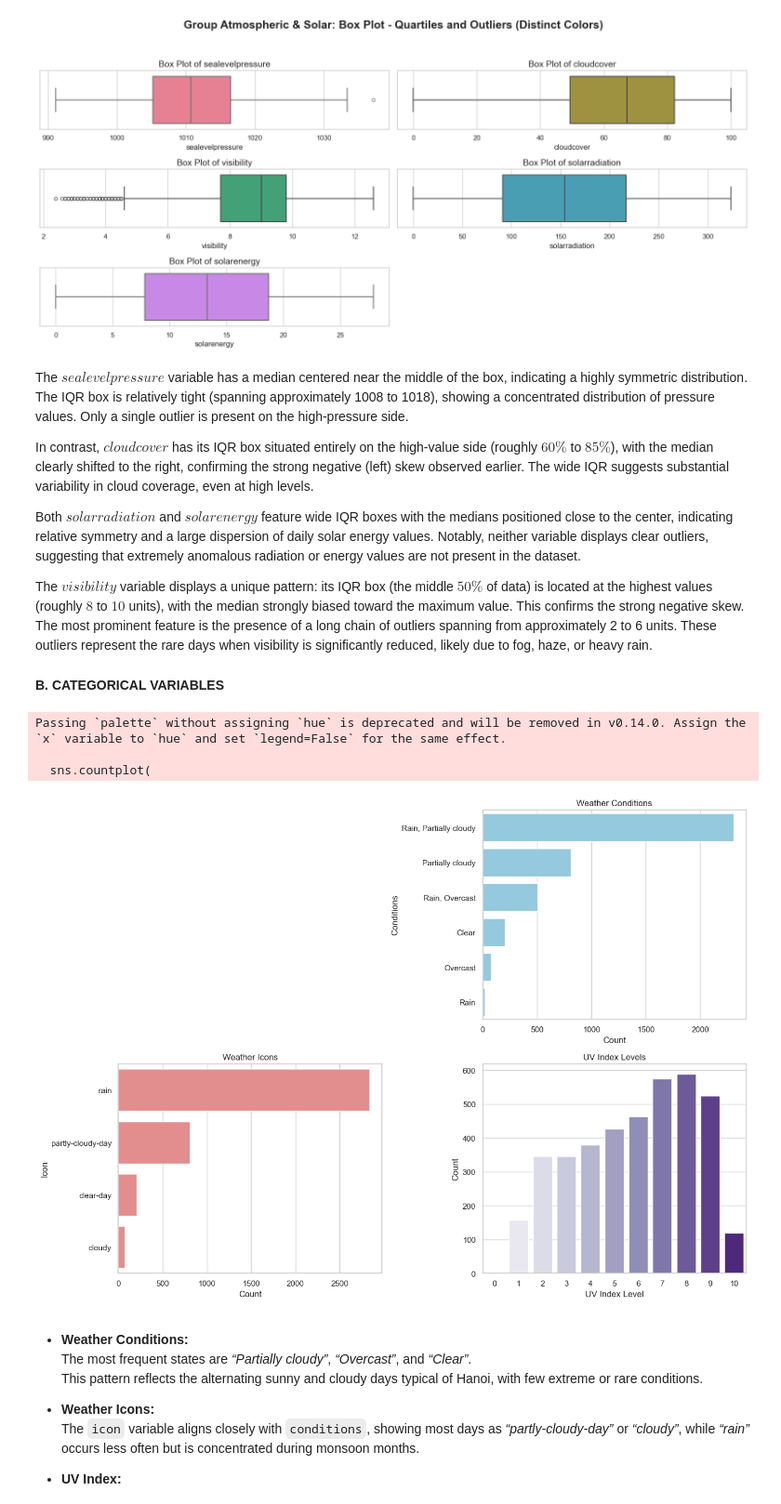
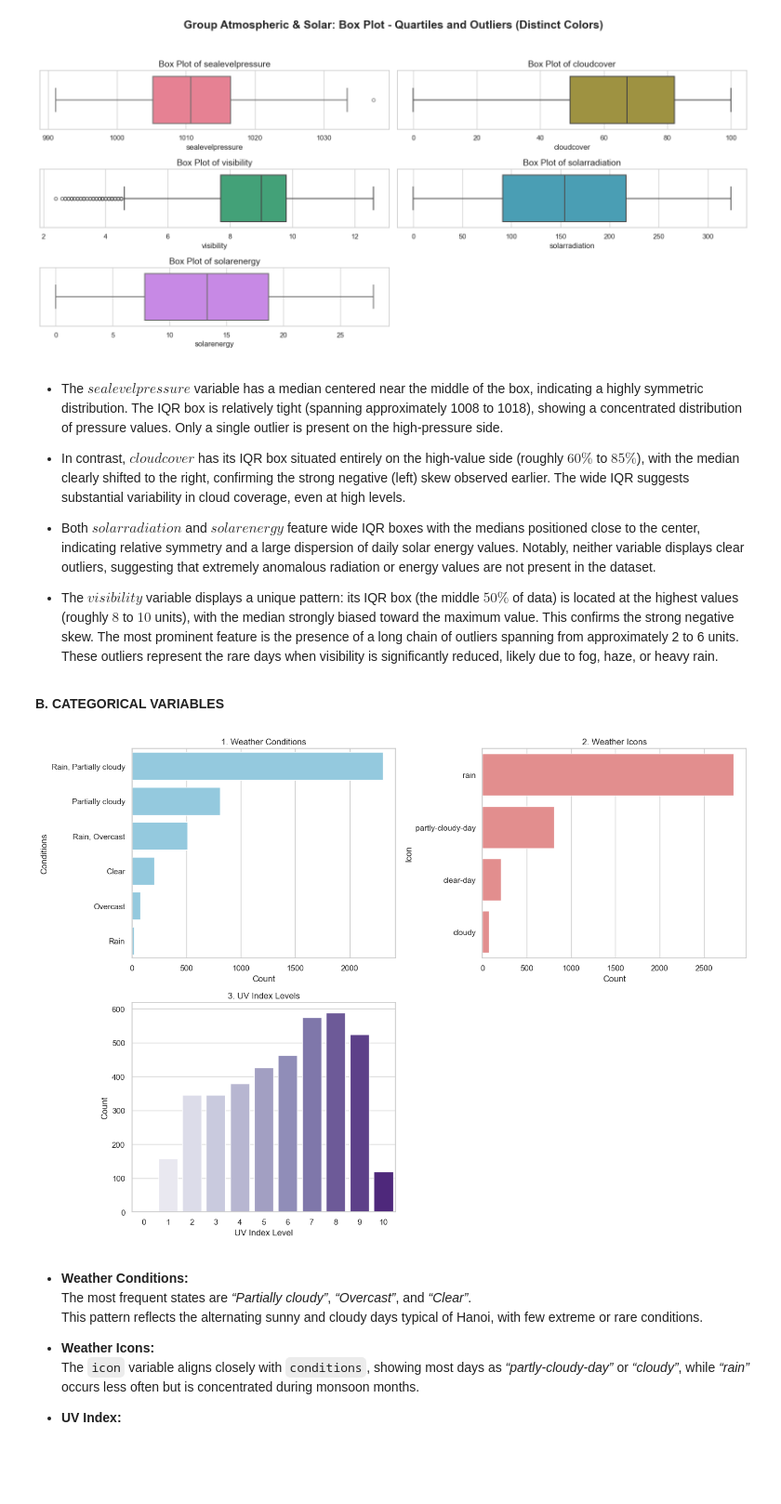
Before and after one commit to tungvoi38/Machine_Learning_Group_3, a Jupyter notebook: temperature_prediction_Hanoi/notebooks/01-data_understanding.ipynb, the cells around one changed output. Shown at 93% size. Cells and saved outputs as stored; diff of their text form; code cells hidden in the pictures; blank space fills up the shorter version.

```diff
--- a/temperature_prediction_Hanoi/notebooks/01-data_understanding.ipynb
+++ b/temperature_prediction_Hanoi/notebooks/01-data_understanding.ipynb
@@ -165,8 +168,6 @@ At this step, we reviewed each column to make sure the data types truly match th
   They contain only zeros throughout all records, which makes sense for Hanoi’s tropical monsoon climate - it never snows here. Keeping them would only add noise and waste memory.
 
 After these adjustments, the DataFrame (`df_daily`) now feels much “cleaner”: every column has a type that fits its real-world meaning, and the dataset is lighter and ready for further analysis.
-# %%
-df_daily.drop(columns=['precipprob'], inplace=True)
 # %%
 df_daily.describe()
 # %% [output]
@@ -737,65 +795,69 @@ plt.show()
 # %% [output]
 [figure]
 # %% [markdown]
-The $sealevelpressure$ variable has a median centered near the middle of the box, indicating a highly symmetric distribution. The IQR box is relatively tight (spanning approximately 1008 to 1018), showing a concentrated distribution of pressure values. Only a single outlier is present on the high-pressure side.
+- The $sealevelpressure$ variable has a median centered near the middle of the box, indicating a highly symmetric distribution. The IQR box is relatively tight (spanning approximately 1008 to 1018), showing a concentrated distribution of pressure values. Only a single outlier is present on the high-pressure side.
 
-In contrast, $cloudcover$ has its IQR box situated entirely on the high-value side (roughly $60\%$ to $85\%$), with the median clearly shifted to the right, confirming the strong negative (left) skew observed earlier. The wide IQR suggests substantial variability in cloud coverage, even at high levels.
+- In contrast, $cloudcover$ has its IQR box situated entirely on the high-value side (roughly $60\%$ to $85\%$), with the median clearly shifted to the right, confirming the strong negative (left) skew observed earlier. The wide IQR suggests substantial variability in cloud coverage, even at high levels.
 
-Both $solarradiation$ and $solarenergy$ feature wide IQR boxes with the medians positioned close to the center, indicating relative symmetry and a large dispersion of daily solar energy values. Notably, neither variable displays clear outliers, suggesting that extremely anomalous radiation or energy values are not present in the dataset.
+- Both $solarradiation$ and $solarenergy$ feature wide IQR boxes with the medians positioned close to the center, indicating relative symmetry and a large dispersion of daily solar energy values. Notably, neither variable displays clear outliers, suggesting that extremely anomalous radiation or energy values are not present in the dataset.
 
-The $visibility$ variable displays a unique pattern: its IQR box (the middle $50\%$ of data) is located at the highest values (roughly $8$ to $10$ units), with the median strongly biased toward the maximum value. This confirms the strong negative skew. The most prominent feature is the presence of a long chain of outliers spanning from approximately 2 to 6 units. These outliers represent the rare days when visibility is significantly reduced, likely due to fog, haze, or heavy rain.
+- The $visibility$ variable displays a unique pattern: its IQR box (the middle $50\%$ of data) is located at the highest values (roughly $8$ to $10$ units), with the median strongly biased toward the maximum value. This confirms the strong negative skew. The most prominent feature is the presence of a long chain of outliers spanning from approximately 2 to 6 units. These outliers represent the rare days when visibility is significantly reduced, likely due to fog, haze, or heavy rain.
 # %% [markdown]
 **B. CATEGORICAL VARIABLES**
 # %%
+import matplotlib.pyplot as plt
+import seaborn as sns
+import pandas as pd
+import numpy as np
+
 plt.figure(figsize=(14, 10))
 
-# --- 1️⃣ Weather Conditions (nominal – 1 màu) ---
-plt.subplot(2, 2, 2)
+# --- 1️⃣ Weather Conditions (Countplot) ---
+plt.subplot(2, 2, 1) # Position 1 for compact layout
 order_cond = df_daily['conditions'].value_counts().index
 sns.countplot(
     y='conditions',
     data=df_daily,
     order=order_cond,
-    color='skyblue'   # 1 màu duy nhất
+    color='skyblue'
 )
-plt.title("Weather Conditions")
+plt.title("1. Weather Conditions")
 plt.xlabel("Count")
 plt.ylabel("Conditions")
 
-# --- 2️⃣ Weather Icons (nominal – 1 màu) ---
-plt.subplot(2, 2, 3)
+# --- 2️⃣ Weather Icons (Countplot) ---
+plt.subplot(2, 2, 2)
 order_icon = df_daily['icon'].value_counts().index
 sns.countplot(
     y='icon',
     data=df_daily,
     order=order_icon,
-    color='lightcoral'   # 1 màu duy nhất, khác màu trên 1 chút để dễ phân biệt biểu đồ
+    color='lightcoral'
 )
-plt.title("Weather Icons")
+plt.title("2. Weather Icons")
 plt.xlabel("Count")
 plt.ylabel("Icon")
 
-# --- 3️⃣ UV Index Levels (ordinal – màu gradient nhạt → đậm) ---
-plt.subplot(2, 2, 4)
-order_uv = sorted(df_daily['uvindex'].dropna().unique())  # 0 → 10
+# --- 3️⃣ UV Index Levels ---
+plt.subplot(2, 2, 3)
+order_uv = sorted(df_daily['uvindex'].dropna().unique())
 colors_uv = sns.color_palette("Purples", len(order_uv))
 sns.countplot(
     x='uvindex',
     data=df_daily,
     order=order_uv,
-    palette=colors_uv
+    palette=colors_uv,
+    hue='uvindex',
+    legend=False
 )
-plt.title("UV Index Levels")
+plt.title("3. UV Index Levels")
 plt.xlabel("UV Index Level")
 plt.ylabel("Count")
 
 plt.tight_layout()
 plt.show()
 # %% [output]
-Passing `palette` without assigning `hue` is deprecated and will be removed in v0.14.0. Assign the `x` variable to `hue` and set `legend=False` for the same effect.
-
-  sns.countplot(
-[figure, old version]
+[figure, new version]
 # %% [markdown]
 - **Weather Conditions:**
   The most frequent states are *“Partially cloudy”*, *“Overcast”*, and *“Clear”*.
```
Also changed, not shown: parts of 24 cells of this notebook.
